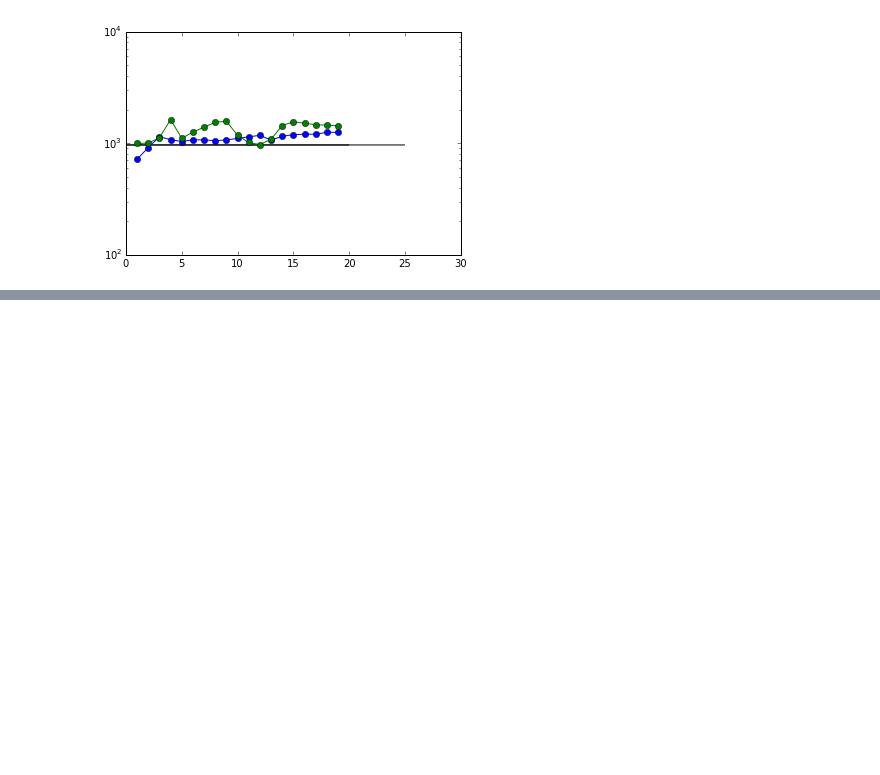
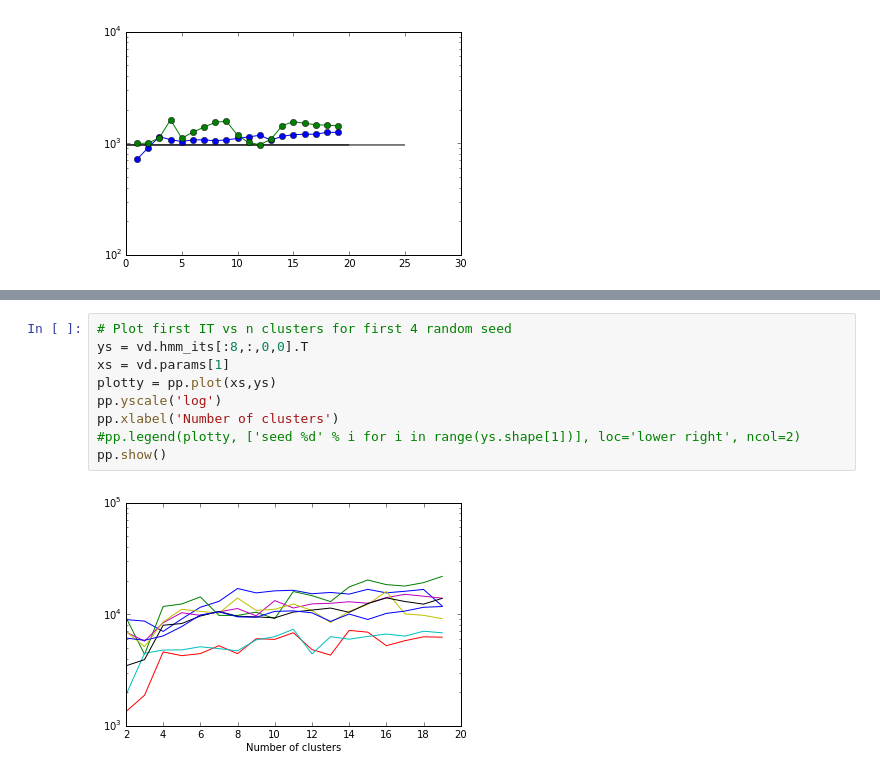
Before and after one commit to mpharrigan/fuzzy-clustering, a Jupyter notebook: HMM-Advanced-Validate.ipynb, the cells around one changed output, grey strips where cells are left out. Cells and saved outputs as stored; diff of their text form; blank space fills up the shorter version.

```diff
--- a/HMM-Advanced-Validate.ipynb
+++ b/HMM-Advanced-Validate.ipynb
@@ -287,0 +314,11 @@ pp.show()
+# %%
+# Plot first IT vs n clusters for first 4 random seed
+ys = vd.hmm_its[:8,:,0,0].T
+xs = vd.params[1]
+plotty = pp.plot(xs,ys)
+pp.yscale('log')
+pp.xlabel('Number of clusters')
+#pp.legend(plotty, ['seed %d' % i for i in range(ys.shape[1])], loc='lower right', ncol=2)
+pp.show()
+# %% [output]
+[figure, added]
```
Also changed, not shown: parts of 13 cells of this notebook, 14 other files.
